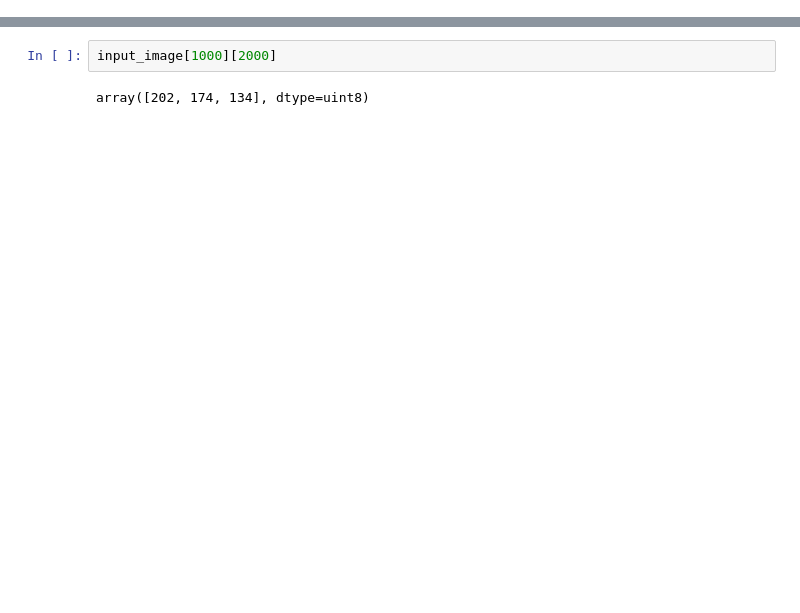
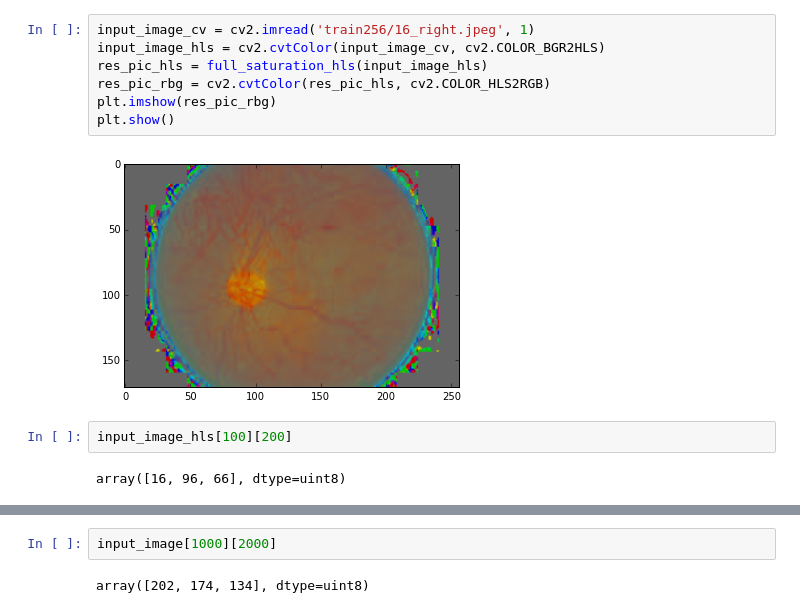
Before and after one commit to jiayangtong26/DR-Detection, a Jupyter notebook: src/preprocessing/flood_fill.ipynb, the cells around one changed output, grey strips where cells are left out. Cells and saved outputs as stored; diff of their text form; blank space fills up the shorter version.

```diff
--- a/src/preprocessing/flood_fill.ipynb
+++ b/src/preprocessing/flood_fill.ipynb
@@ -12,0 +51,13 @@ plt.show()
+# %%
+input_image_cv = cv2.imread('train256/16_right.jpeg', 1)
+input_image_hls = cv2.cvtColor(input_image_cv, cv2.COLOR_BGR2HLS)
+res_pic_hls = full_saturation_hls(input_image_hls)
+res_pic_rbg = cv2.cvtColor(res_pic_hls, cv2.COLOR_HLS2RGB)
+plt.imshow(res_pic_rbg)
+plt.show()
+# %% [output]
+[figure, added]
+# %%
+input_image_hls[100][200]
+# %% [output]
+array([16, 96, 66], dtype=uint8)
```
Also changed, not shown: parts of 13 cells of this notebook, 3 other files.
